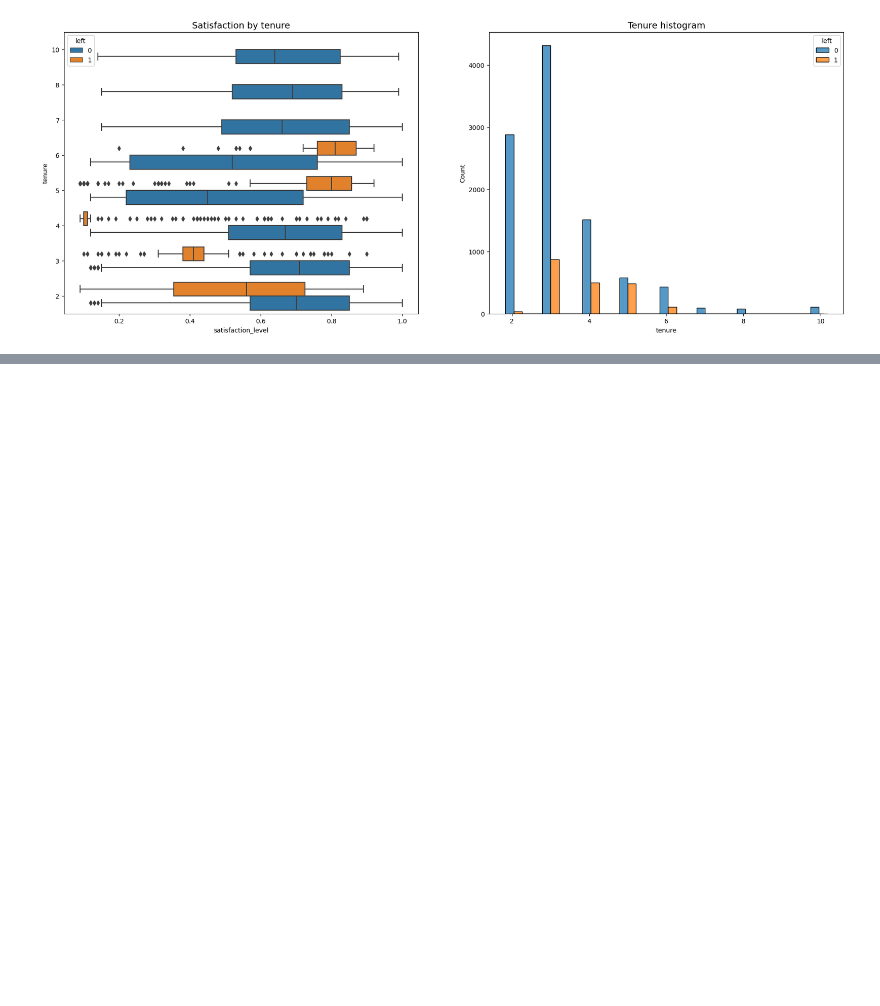
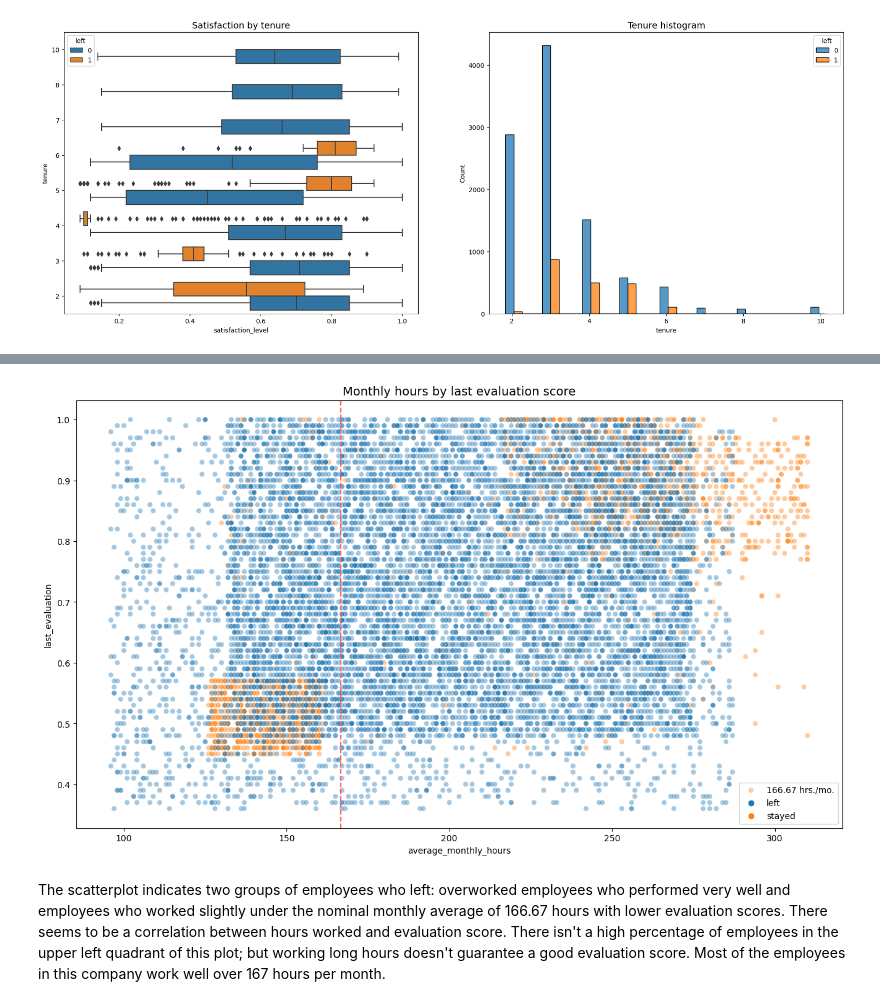
Before and after one commit to alishanstyles/HR-Capstone-Analysis, a Jupyter notebook: Untitled.ipynb, the cells around one changed output, grey strips where cells are left out. Cells and saved outputs as stored; diff of their text form; code cells hidden in the pictures; blank space fills up the shorter version.

```diff
--- a/Untitled.ipynb
+++ b/Untitled.ipynb
@@ -279,0 +321,13 @@ plt.show();
+# %%
+plt.figure(figsize=(16, 9))
+sns.scatterplot(data=df1, x='average_monthly_hours', y='last_evaluation', hue='left', alpha=0.4)
+plt.axvline(x=166.67, color='#ff6361', label='166.67 hrs./mo.', ls='--')
+plt.legend(labels=['166.67 hrs./mo.', 'left', 'stayed'])
+plt.title('Monthly hours by last evaluation score', fontsize='14');
+# %% [output]
+[figure, added]
+# %% [markdown]
+The scatterplot indicates two groups of employees who left: overworked employees who performed very well and employees who worked slightly under the nominal monthly average of 166.67 hours with lower evaluation scores.
+There seems to be a correlation between hours worked and evaluation score.
+There isn't a high percentage of employees in the upper left quadrant of this plot; but working long hours doesn't guarantee a good evaluation score.
+Most of the employees in this company work well over 167 hours per month.
```
Also changed, not shown: parts of 10 cells of this notebook.
